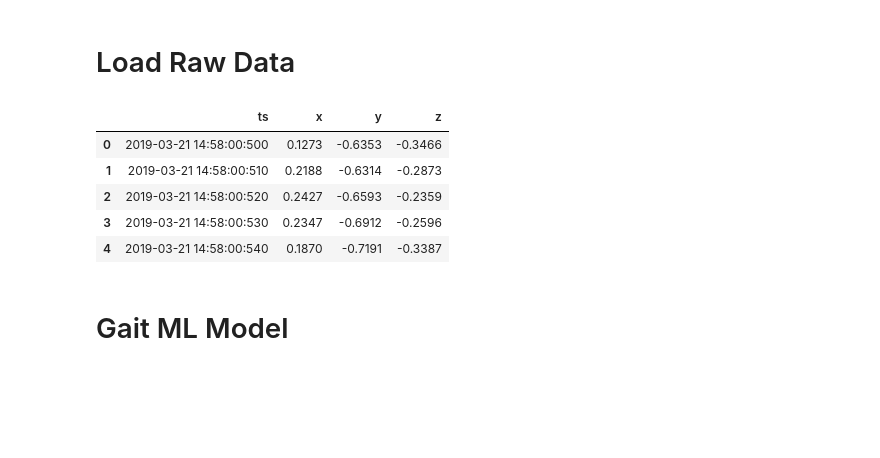
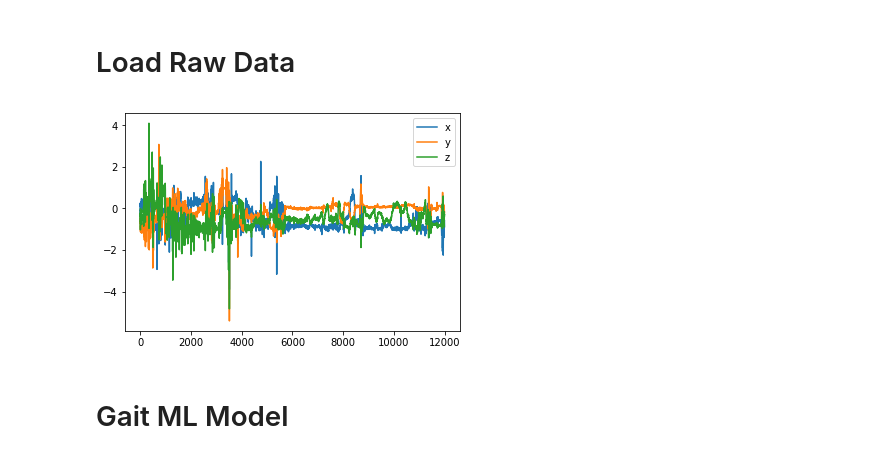
Before and after one commit to NikhilMahadevan/analyze-tremor-bradykinesia-PD, a Jupyter notebook: demo/demo_run_analytics.ipynb, the cells around one changed output. Saved outputs shown, nothing was run; the diff lists cells and outputs as text; code cells hidden in the pictures; blank space fills up the shorter version.

```diff
--- a/demo/demo_run_analytics.ipynb
+++ b/demo/demo_run_analytics.ipynb
@@ -15,15 +15,15 @@ raw_data_sampling_rate = 100.
 # Load Raw Data
 # %%
 # Load raw data into Pandas DataFrame
-raw_data_df = pd.read_csv(raw_data_filepath, nrows=raw_data_sampling_rate*60) # Running code on 1 minute of data for demo purposes
+raw_data_df = pd.read_csv(raw_data_filepath, nrows=raw_data_sampling_rate*120) # Running code on 1 minute of data for demo purposes
 raw_data_df.head()
+
+# Plot data
+from matplotlib import pyplot as plt
+raw_data_df.plot()
+plt.show()
 # %% [output]
-|  | ts | x | y | z |
-| 0 | 2019-03-21 14:58:00:500 | 0.1273 | -0.6353 | -0.3466 |
-| 1 | 2019-03-21 14:58:00:510 | 0.2188 | -0.6314 | -0.2873 |
-| 2 | 2019-03-21 14:58:00:520 | 0.2427 | -0.6593 | -0.2359 |
-| 3 | 2019-03-21 14:58:00:530 | 0.2347 | -0.6912 | -0.2596 |
-| 4 | 2019-03-21 14:58:00:540 | 0.1870 | -0.7191 | -0.3387 |
+[figure, added]
 # %% [markdown]
 # Gait ML Model
 # %% [markdown]
```
Also changed, not shown: parts of 6 cells of this notebook, 1 other file.
